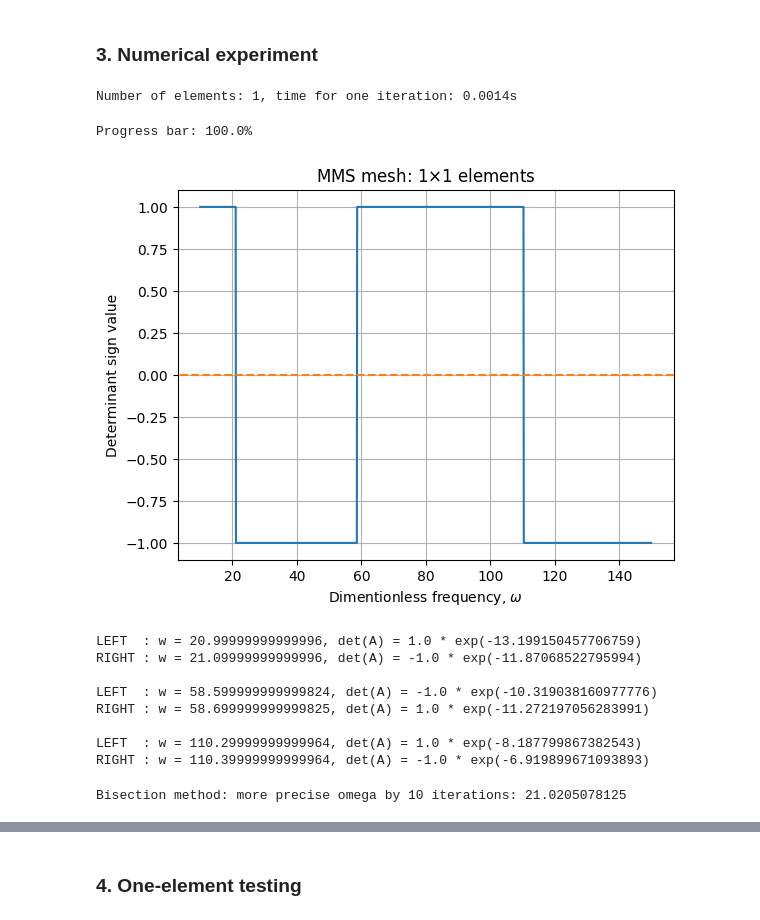
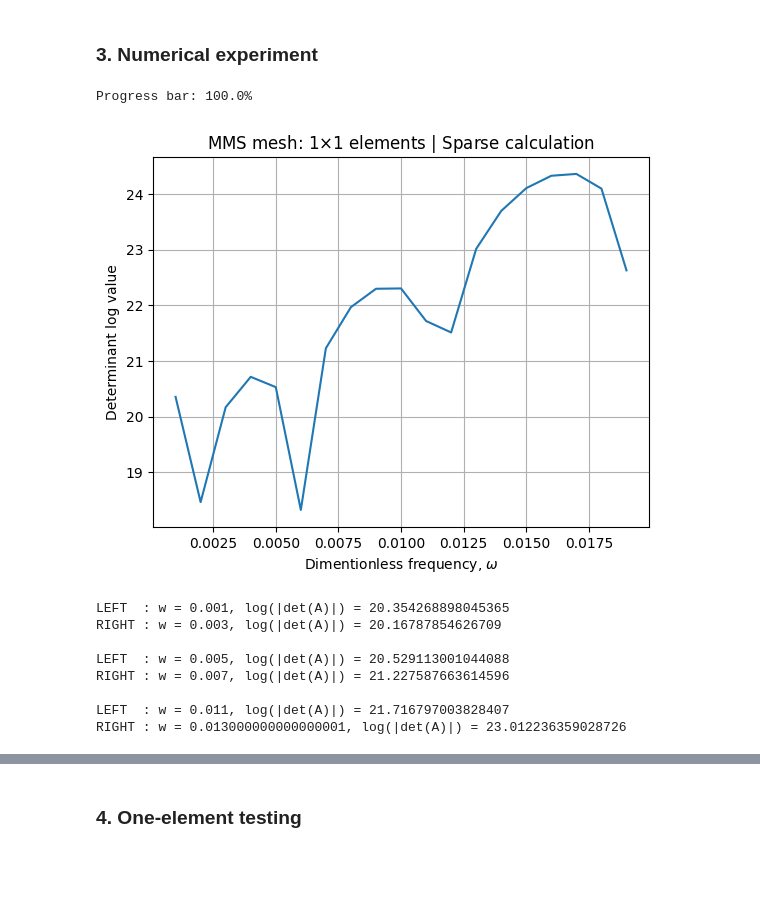
Before and after one commit to arroneq/KPI-FAM-subjects, a Jupyter notebook: Numerical Methods/Lab 5/nmmp5.ipynb, the cells around one changed output, grey strips where cells are left out. Cells and saved outputs as stored; diff of their text form; code cells hidden in the pictures; blank space fills up the shorter version.

```diff
--- a/Numerical Methods/Lab 5/nmmp5.ipynb
+++ b/Numerical Methods/Lab 5/nmmp5.ipynb
@@ -14,7 +14,7 @@ import time
 ### 1. Initialization
 # %%
 # Whole plane body size 0 < x < a and 0 < y < b
-a = 1
+a = 102
 b = 1
 
 # Grid will be (Nx-1) * (Ny-1) elements
@@ -31,14 +31,33 @@ ly = y_grid[0][1]
 print(f"Space delta: lx = {lx}, ly = {ly}")
 
 # Physical parameters
-v = 0.3
+v = 0
 D = 1
 pho = 1
 F = 1
 
-# Choose boundary conditions
+# Whether use sparse arithmetic or not
+sparse_calculation = number_of_elements > 0
+
+# Boundary conditions:
 # "CCCC": Displacement W = 0, Bending angle O = 0, Twisting angle O = 0
 # "SSSS": Displacement W = 0, Bending moment M = 0, Twisting angle O = 0
+# "FFFF": Bending moment M = 0, Twisting moment M = 0, Force Q = 0
 
-plate = "SSSS"
+plate_info = {
+    "shape"      : "rectangular",
+                 # "rectangular", "rectangular-cutout",
+            	 # "rectangular-support-points", "rectangular-beam-like", "rectangular-strip-beam-like"
+    "boundaries" : {
+        "bottom" : "FFFF",
+        "left"   : "CCCC",
+        "top"    : "FFFF",
+        "right"  : "CCCC",
+    },
+    "cutout range"              : [0.4, 0.4],
+                                # x-percentage cutout size and y-percentage cutout size
+    					        # Inner cutout boundaries by default: "FFFF"
+    "support points"            : [[a/4,b/4], [3*a/4,b/4], [a/4,3*b/4], [3*a/4,3*b/4]],
+    "central beam-element size" : 100,
+}
 # %% [output]
@@ -1202,46 +3975,19 @@ def show_one_element_proper_forms(X,k,gamma,x_list,y_list):
 # %% [markdown]
 ### 3. Numerical experiment
-# %%
-start_time = time.time()
-
-k = 10**2 * pho * F
-gamma = np.power(k/(D*(1-v**2)),0.25)
-
-A, B = transfer_matrix_equations(k,gamma,number_of_elements)
-sign, logdet = np.linalg.slogdet(A)
-
-stop_time = time.time()
-
-print(f"Number of elements: {number_of_elements}, time for one iteration: {round(stop_time-start_time,4)}s")
-# %% [output]
-Number of elements: 1, time for one iteration: 0.0014s
 # %%
-if number_of_elements < 30:
-    omega_candidates, determinant_sign, determinant_log_value = find_approximate_intersection_intervals(
-        sparse_calculation = False,
-        omega_left_edge    = 10,
-        omega_right_edge   = 150,
-        omega_step         = 0.1
-    )
+approximate_intervals, determinant_sign, determinant_log_value = find_approximate_intersection_intervals(
+    omega_left_edge    = 0.001,
+    omega_right_edge   = 0.02,
+    omega_step         = 0.001
+)
 # %% [output]
 Progress bar: 100.0%
-[figure, old version]
+[figure, new version]
-LEFT  : w = 20.99999999999996, det(A) = 1.0 * exp(-13.199150457706759)
-RIGHT : w = 21.09999999999996, det(A) = -1.0 * exp(-11.87068522795994)
+LEFT  : w = 0.001, log(|det(A)|) = 20.354268898045365
+RIGHT : w = 0.003, log(|det(A)|) = 20.16787854626709
 
-LEFT  : w = 58.599999999999824, det(A) = -1.0 * exp(-10.319038160977776)
-RIGHT : w = 58.699999999999825, det(A) = 1.0 * exp(-11.272197056283991)
+LEFT  : w = 0.005, log(|det(A)|) = 20.529113001044088
+RIGHT : w = 0.007, log(|det(A)|) = 21.227587663614596
 
-LEFT  : w = 110.29999999999964, det(A) = 1.0 * exp(-8.187799867382543)
-RIGHT : w = 110.39999999999964, det(A) = -1.0 * exp(-6.919899671093893)
+LEFT  : w = 0.011, log(|det(A)|) = 21.716797003828407
+RIGHT : w = 0.013000000000000001, log(|det(A)|) = 23.012236359028726
-# %%
-iterations, omega_precise = bisection_method(
-    omega_left_edge  = 21,
-    omega_right_edge = 22,
-    precision        = 1e-6,
-    max_iter         = 10,
-)
-
-print(f"Bisection method: more precise omega by {iterations} iterations: {omega_precise}")
-# %% [output]
-Bisection method: more precise omega by 10 iterations: 21.0205078125
```
Also changed, not shown: parts of 27 cells of this notebook, 8 other files.
